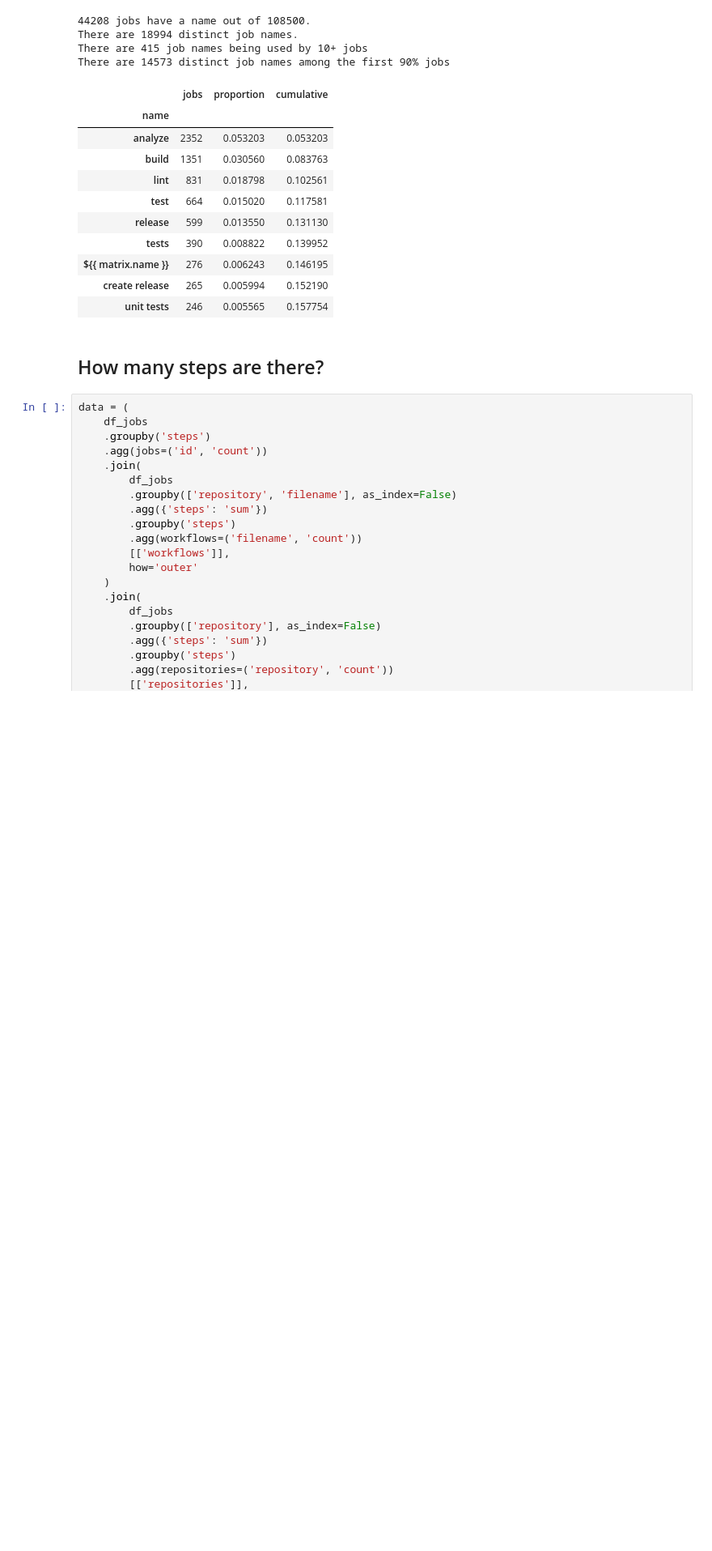
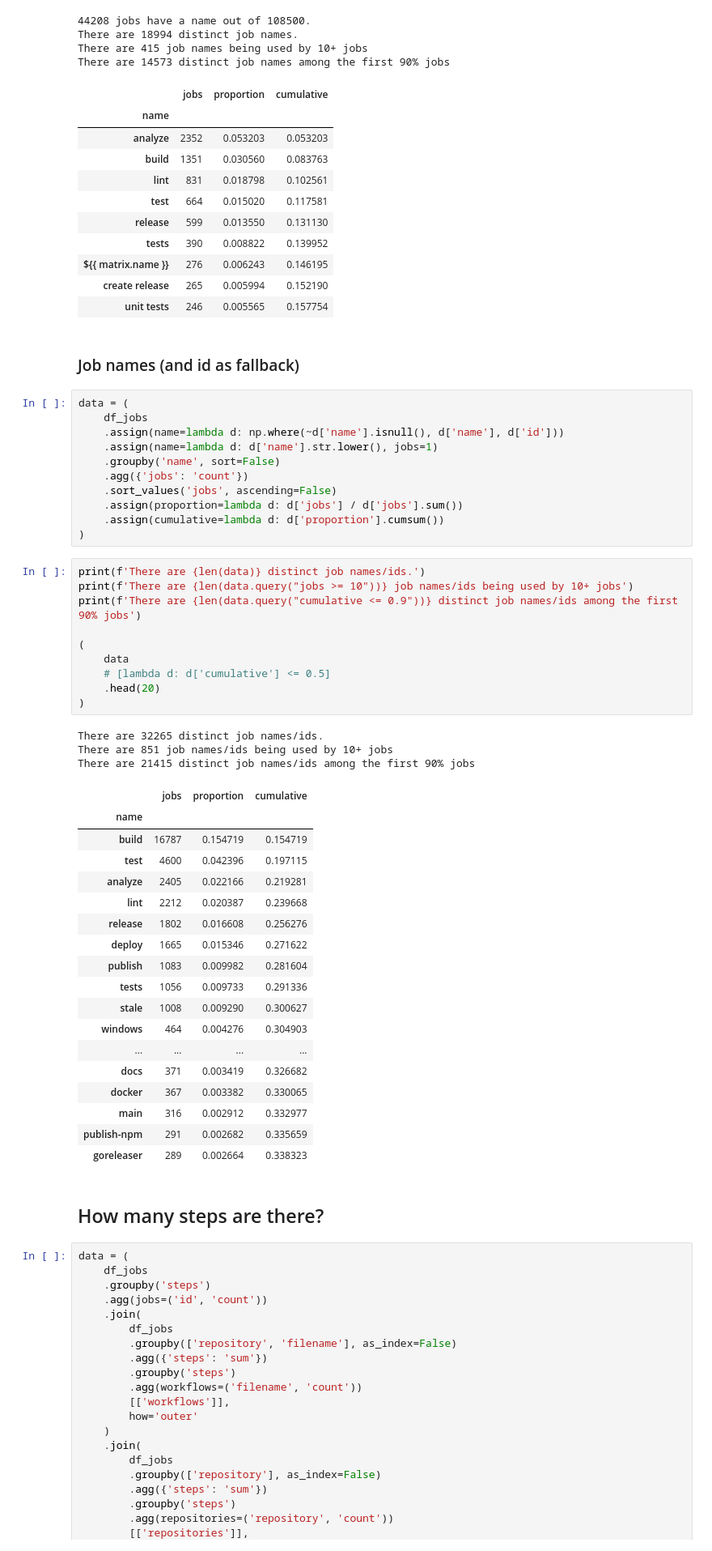
Before and after one commit to AlexandreDecan/secos-gha, a Jupyter notebook: notebooks/Data exploration.ipynb, the cells around one changed output. Shown at 81% size. Drawn from its saved outputs; the diff is of its cells as text; blank space fills up the shorter version.

```diff
--- a/notebooks/Data exploration.ipynb
+++ b/notebooks/Data exploration.ipynb
@@ -876,6 +880,51 @@ There are 14573 distinct job names among the first 90% jobs
 | ${{ matrix.name }} | 276 | 0.006243 | 0.146195 |
 | create release | 265 | 0.005994 | 0.152190 |
 | unit tests | 246 | 0.005565 | 0.157754 |
+# %% [markdown]
+### Job names (and id as fallback)
+# %%
+data = (
+    df_jobs
+    .assign(name=lambda d: np.where(~d['name'].isnull(), d['name'], d['id']))
+    .assign(name=lambda d: d['name'].str.lower(), jobs=1)
+    .groupby('name', sort=False)
+    .agg({'jobs': 'count'})
+    .sort_values('jobs', ascending=False)
+    .assign(proportion=lambda d: d['jobs'] / d['jobs'].sum())
+    .assign(cumulative=lambda d: d['proportion'].cumsum())
+)
+# %%
+print(f'There are {len(data)} distinct job names/ids.')
+print(f'There are {len(data.query("jobs >= 10"))} job names/ids being used by 10+ jobs')
+print(f'There are {len(data.query("cumulative <= 0.9"))} distinct job names/ids among the first 90% jobs')
+
+(
+    data
+    # [lambda d: d['cumulative'] <= 0.5]
+    .head(20)
+)
+# %% [output]
+There are 32265 distinct job names/ids.
+There are 851 job names/ids being used by 10+ jobs
+There are 21415 distinct job names/ids among the first 90% jobs
+|  | jobs | proportion | cumulative |
+| name |  |  |  |
+| build | 16787 | 0.154719 | 0.154719 |
+| test | 4600 | 0.042396 | 0.197115 |
+| analyze | 2405 | 0.022166 | 0.219281 |
+| lint | 2212 | 0.020387 | 0.239668 |
+| release | 1802 | 0.016608 | 0.256276 |
+| deploy | 1665 | 0.015346 | 0.271622 |
+| publish | 1083 | 0.009982 | 0.281604 |
+| tests | 1056 | 0.009733 | 0.291336 |
+| stale | 1008 | 0.009290 | 0.300627 |
+| windows | 464 | 0.004276 | 0.304903 |
+| ... | ... | ... | ... |
+| docs | 371 | 0.003419 | 0.326682 |
+| docker | 367 | 0.003382 | 0.330065 |
+| main | 316 | 0.002912 | 0.332977 |
+| publish-npm | 291 | 0.002682 | 0.335659 |
+| goreleaser | 289 | 0.002664 | 0.338323 |
 # %% [markdown]
 ## How many steps are there?
 # %%
```
Also changed, not shown: parts of 5 cells of this notebook.
